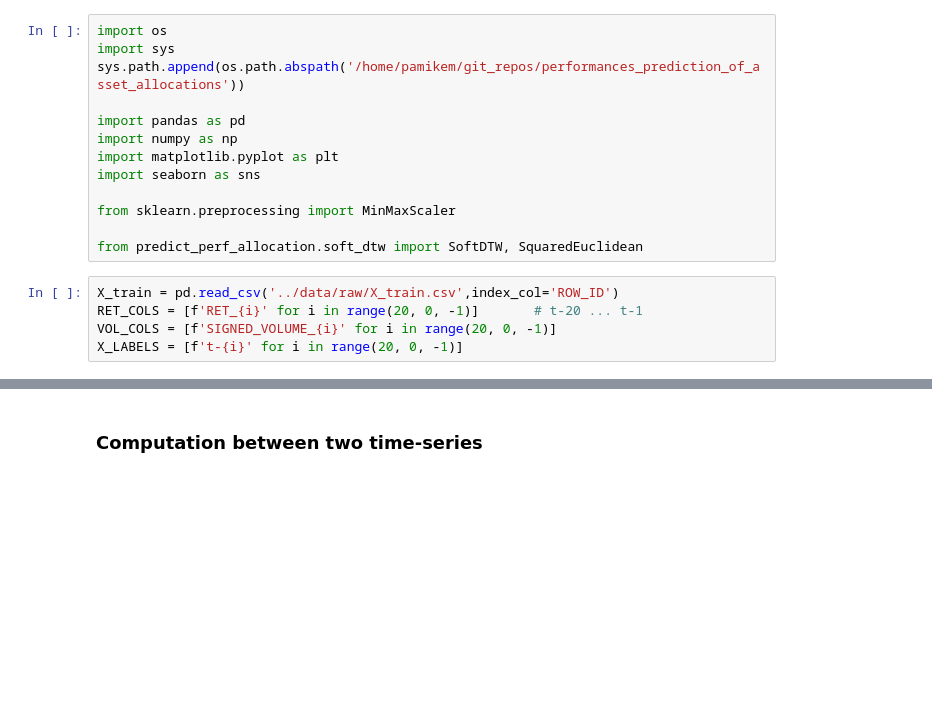
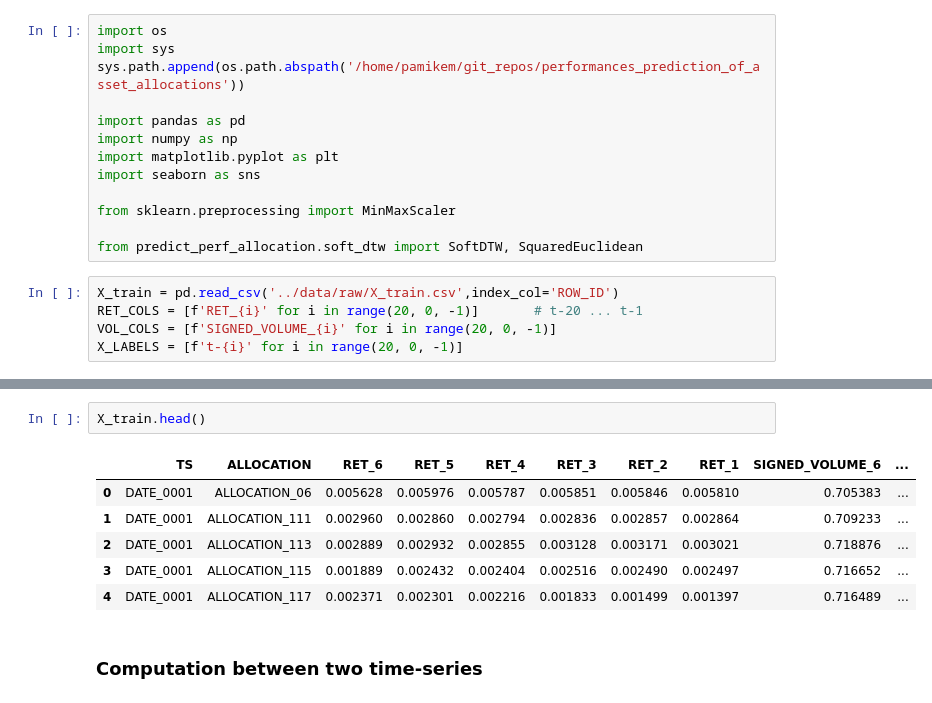
Before and after one commit to pamikem/performances_prediction_of_asset_allocations, a Jupyter notebook: notebooks/soft-dtw-computation-test.ipynb, the cells around one changed output, grey strips where cells are left out. Cells and saved outputs as stored; diff of their text form; blank space fills up the shorter version.

```diff
--- a/notebooks/soft-dtw-computation-test.ipynb
+++ b/notebooks/soft-dtw-computation-test.ipynb
@@ -35,3 +44,12 @@ X_train[VOL_COLS] = scaler.transform(X_train[VOL_COLS].values.reshape(-1, 1)).re
+# %%
+X_train.head()
+# %% [output]
+|  | TS | ALLOCATION | RET_6 | RET_5 | RET_4 | RET_3 | RET_2 | RET_1 | SIGNED_VOLUME_6 | ... |
+| 0 | DATE_0001 | ALLOCATION_06 | 0.005628 | 0.005976 | 0.005787 | 0.005851 | 0.005846 | 0.005810 | 0.705383 | ... |
+| 1 | DATE_0001 | ALLOCATION_111 | 0.002960 | 0.002860 | 0.002794 | 0.002836 | 0.002857 | 0.002864 | 0.709233 | ... |
+| 2 | DATE_0001 | ALLOCATION_113 | 0.002889 | 0.002932 | 0.002855 | 0.003128 | 0.003171 | 0.003021 | 0.718876 | ... |
+| 3 | DATE_0001 | ALLOCATION_115 | 0.001889 | 0.002432 | 0.002404 | 0.002516 | 0.002490 | 0.002497 | 0.716652 | ... |
+| 4 | DATE_0001 | ALLOCATION_117 | 0.002371 | 0.002301 | 0.002216 | 0.001833 | 0.001499 | 0.001397 | 0.716489 | ... |
 # %% [markdown]
 ### Computation between two time-series
 # %%
```
Also changed, not shown: parts of 10 cells of this notebook, 3 other files.
